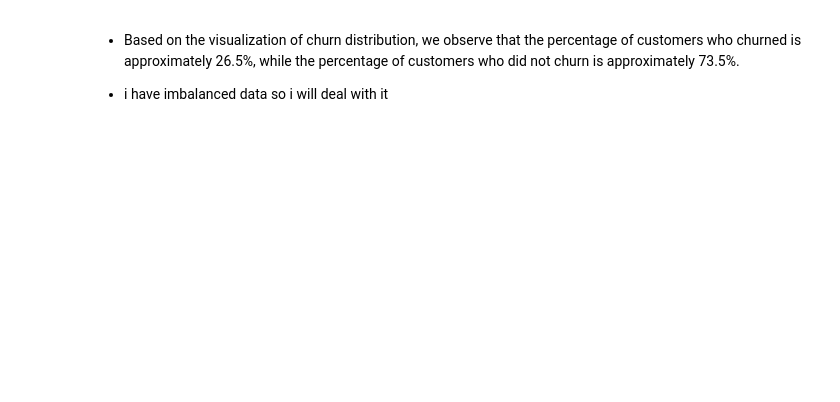
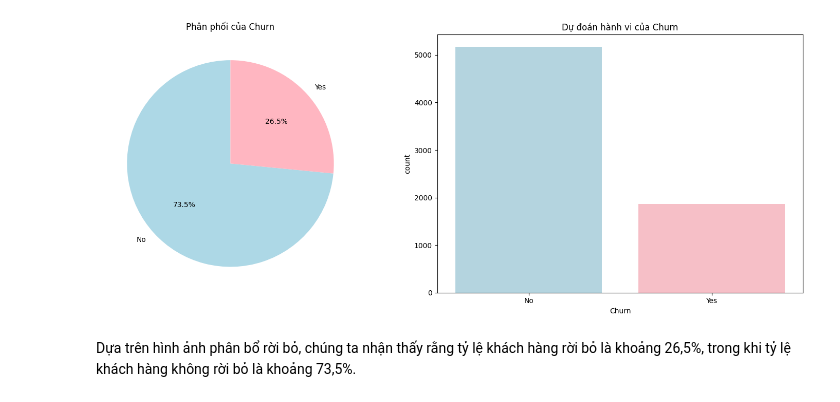
Before and after one commit to nguyenhson03/Telco-Customer-churn, a Jupyter notebook: Telco_Customer_Churn.ipynb, the cells around one changed output. Cells and saved outputs as stored; diff of their text form; code cells hidden in the pictures; blank space fills up the shorter version.

```diff
--- a/Telco_Customer_Churn.ipynb
+++ b/Telco_Customer_Churn.ipynb
@@ -157,17 +255,17 @@ light_purple_color = '#DAC4F7'
 palette = [light_blue_color, light_pink_color, light_green_color, light_purple_color]
 # %%
-# Distribution of Churn
+# Phân phối của Churn
 fig, axes = plt.subplots(1, 2, figsize=(15, 6))
 status_counts = df['Churn'].value_counts()
 axes[0].pie(status_counts, labels=status_counts.index, autopct='%1.1f%%', startangle=90, colors=[light_blue_color, light_pink_color])
-axes[0].set_title('Distribution of Churn')
+axes[0].set_title('Phân phối của Churn')
 sns.countplot(x='Churn', data=df, palette=[light_blue_color, light_pink_color], ax=axes[1])
-axes[1].set_title('Count Plot of Churn')
+axes[1].set_title('Dự đoán hành vi của Churn')
 
 plt.tight_layout()
 plt.show()
+# %% [output]
+[figure, added]
-# %% [markdown]
-* Based on the visualization of churn distribution, we observe that the percentage of customers who churned is approximately 26.5%, while the percentage of customers who did not churn is approximately 73.5%.
-
-* i have imbalanced data so i will deal with it
+# %% [markdown]
+Dựa trên hình ảnh phân bổ rời bỏ, chúng ta nhận thấy rằng tỷ lệ khách hàng rời bỏ là khoảng 26,5%, trong khi tỷ lệ khách hàng không rời bỏ là khoảng 73,5%.
 # %%
```
Also changed, not shown: parts of 78 cells of this notebook.
